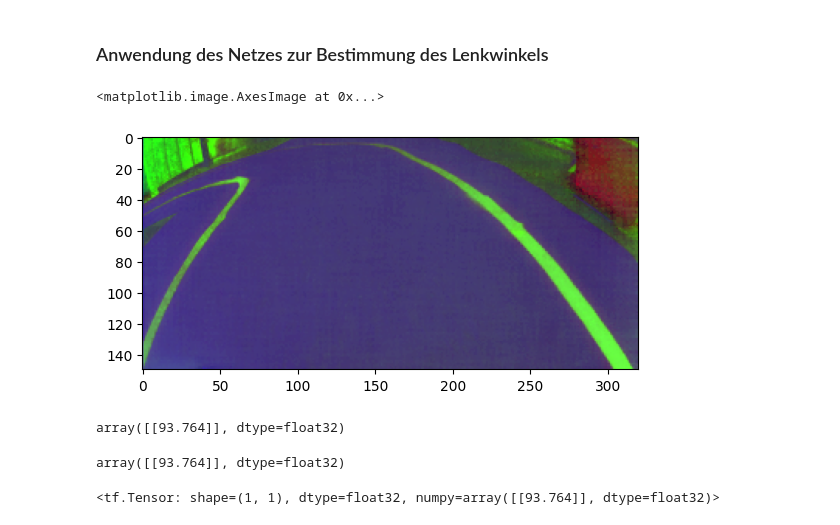
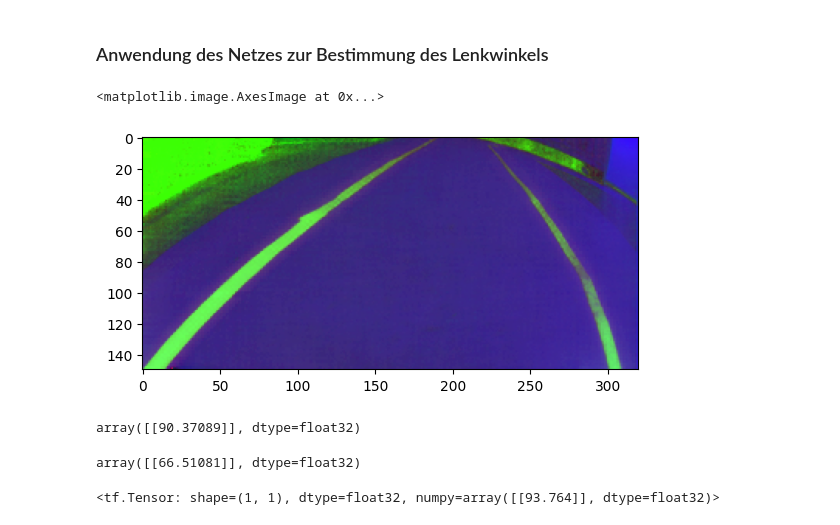
Before and after one commit to HopfeJ/Gruppe4_Camp2Code, a Jupyter notebook: Jan/Phase2/DEMO_Training_a_NN.ipynb, the cells around one changed output. Saved outputs shown, nothing was run; the diff lists cells and outputs as text; code cells hidden in the pictures.

```diff
--- a/Jan/Phase2/DEMO_Training_a_NN.ipynb
+++ b/Jan/Phase2/DEMO_Training_a_NN.ipynb
@@ -429,22 +430,22 @@ plt.plot([45,135],[45,135],'k-')
 ### Anwendung des Netzes zur Bestimmung des Lenkwinkels
 # %%
 # Wahl eines Beispielbildes!
-xe = np.array( [X_train[0]] )
+xe = np.array( [X_train[2]] )
 xe.shape
-plt.imshow(X_train[0])
+plt.imshow(X_train[2])
 # %% [output]
 <matplotlib.image.AxesImage at 0x...>
-[figure, old version]
+[figure, new version]
 # %%
 # Mittels der Methode predict
 model_loaded.predict(xe)
 # %% [output]
-array([[93.764]], dtype=float32)
+array([[90.37089]], dtype=float32)
 # %%
 # Mittels der Methode __call__
 model_loaded(xe).numpy()
 # %% [output]
-array([[93.764]], dtype=float32)
+array([[66.51081]], dtype=float32)
 # %%
 model_loaded.__call__(xe)
 # %% [output]
```
Also changed, not shown: parts of 26 cells of this notebook, 8 other files.
